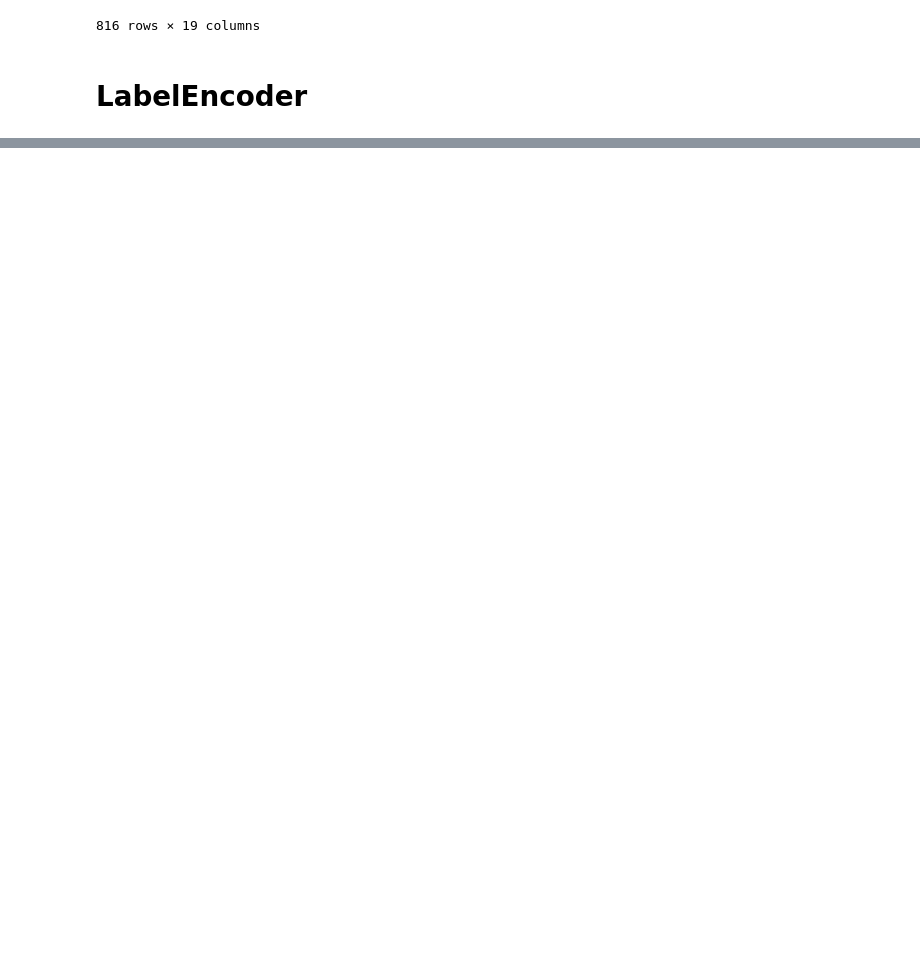
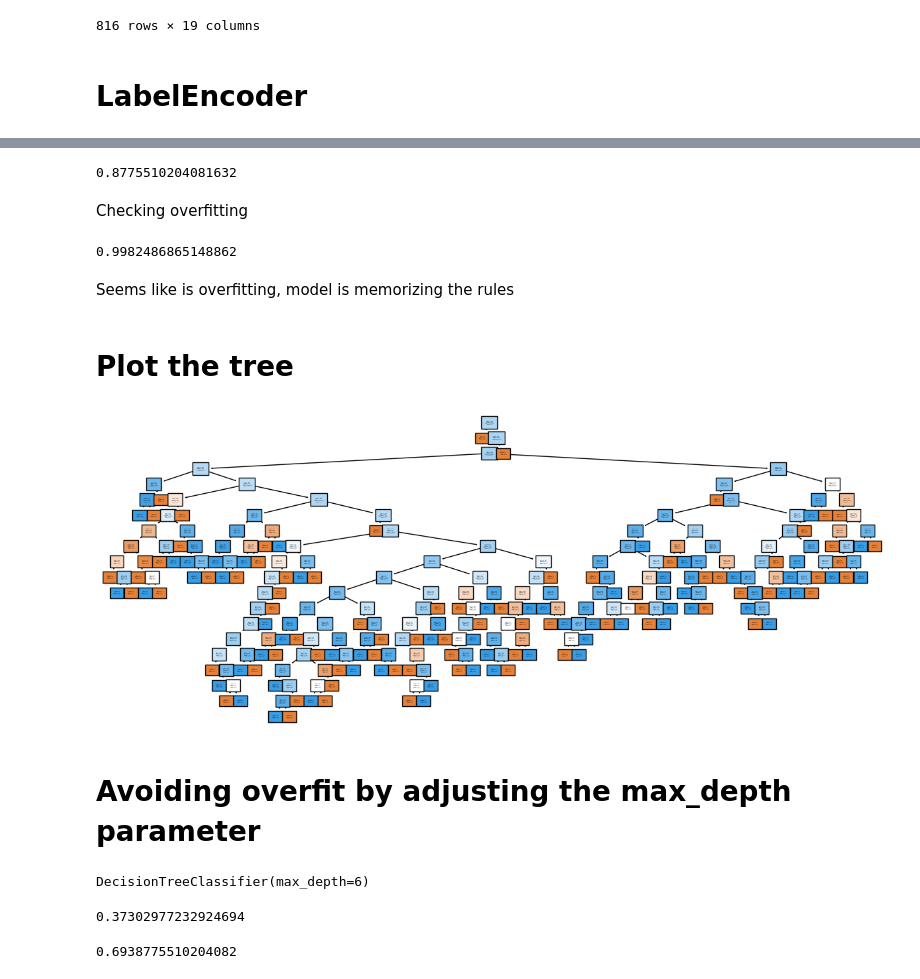
Before and after one commit to gabrielnichio/ad-click-classification, a Jupyter notebook: ad_click_classification.ipynb, the cells around one changed output, grey strips where cells are left out. Drawn from its saved outputs; the diff is of its cells as text; code cells hidden in the pictures; blank space fills up the shorter version.

```diff
--- a/ad_click_classification.ipynb
+++ b/ad_click_classification.ipynb
@@ -121,3 +127,7 @@ pd.DataFrame(x, columns=one_hot.get_feature_names_out(column_names))
 816 rows × 19 columns
 # %% [markdown]
 # LabelEncoder
+# %%
+label_encoder = LabelEncoder()
+y = label_encoder.fit_transform(y)
+y
@@ -123,0 +156,2 @@ pd.DataFrame(x, columns=one_hot.get_feature_names_out(column_names))
+# %%
+x_train, x_test, y_train, y_test = train_test_split(x, y, test_size=0.3, random_state=45)
@@ -123,0 +162,3 @@ pd.DataFrame(x, columns=one_hot.get_feature_names_out(column_names))
+# %%
+dummy = DummyClassifier()
+dummy.fit(x_train, y_train)
@@ -123,0 +191,20 @@ pd.DataFrame(x, columns=one_hot.get_feature_names_out(column_names))
+# %%
+tree = DecisionTreeClassifier()
+
+tree.fit(x_train, y_train)
+
+tree.predict(x_test)
+
+tree.score(x_test, y_test)
+# %% [output]
+0.8775510204081632
+# %% [markdown]
+Checking overfitting
+# %%
+tree.score(x_train, y_train)
+# %% [output]
+0.9982486865148862
+# %% [markdown]
+Seems like is overfitting, model is memorizing the rules
+# %% [markdown]
+# Plot the tree
@@ -123,0 +213,8 @@ pd.DataFrame(x, columns=one_hot.get_feature_names_out(column_names))
+# %%
+plt.figure(figsize = (15, 6))
+plot_tree(tree, filled=True, fontsize=1, class_names=['no', 'yes'])
+plt.show()
+# %% [output]
+[figure, added]
+# %% [markdown]
+# Avoiding overfit by adjusting the max_depth parameter
@@ -123,0 +225,16 @@ pd.DataFrame(x, columns=one_hot.get_feature_names_out(column_names))
+# %%
+tree = DecisionTreeClassifier(max_depth=6)
+
+tree.fit(x_train_norm, y_train)
+# %% [output]
+DecisionTreeClassifier(max_depth=6)
+# %%
+tree.score(x_train, y_train)
+# %% [output]
+0.37302977232924694
+# %%
+x_test_norm = norm.transform(x_test)
+
+tree.score(x_test_norm, y_test)
+# %% [output]
+0.6938775510204082
```
Also changed, not shown: parts of 16 cells of this notebook.
